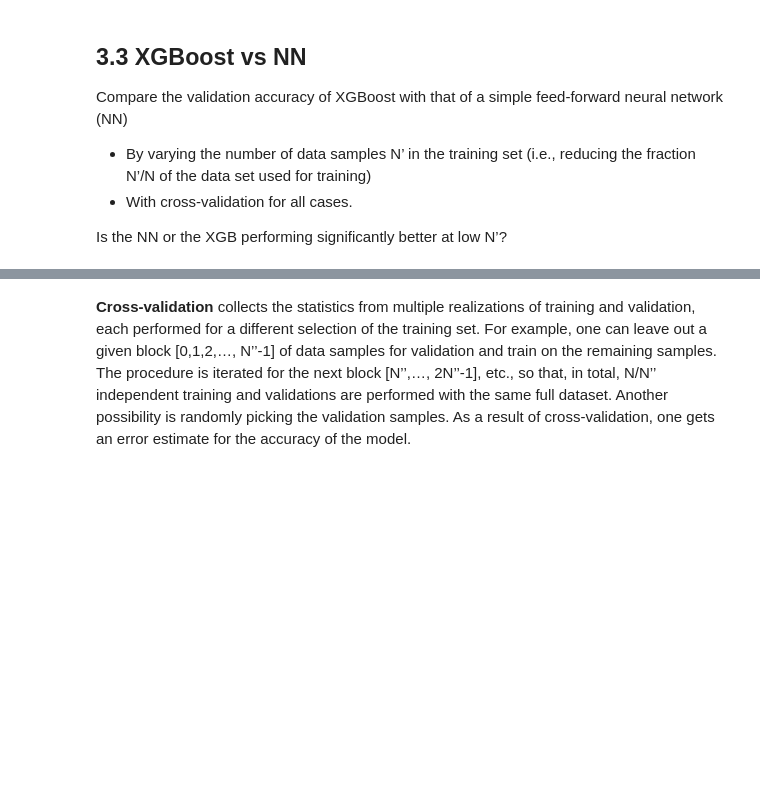
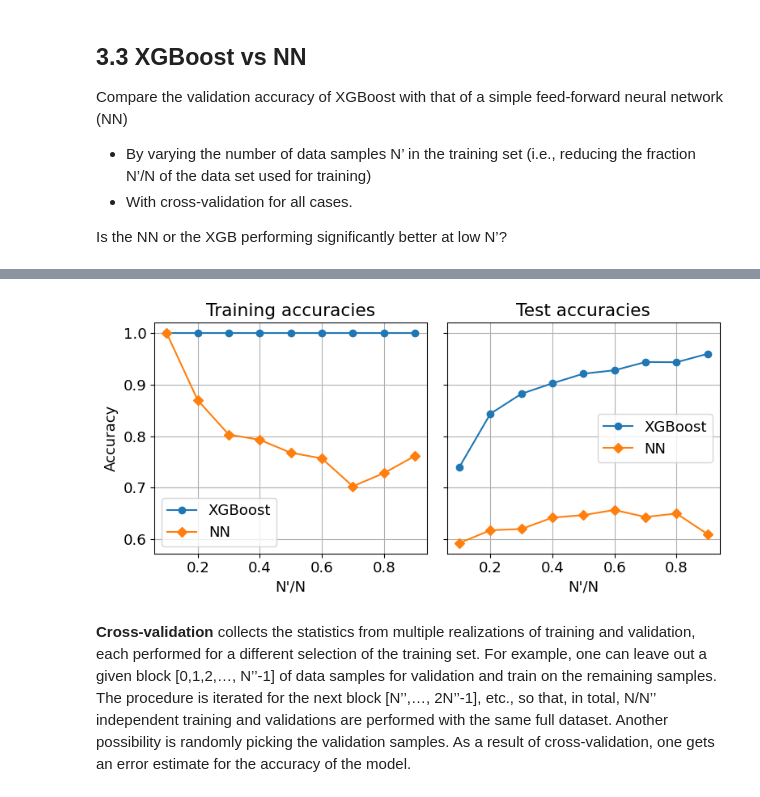
Before and after one commit to lm-schulze/LCP-Mod-B, a Jupyter notebook: Ex3/group2413_exercise3.ipynb, the cells around one changed output, grey strips where cells are left out. Drawn from its saved outputs; the diff is of its cells as text; code cells hidden in the pictures; blank space fills up the shorter version.

```diff
--- a/Ex3/group2413_exercise3.ipynb
+++ b/Ex3/group2413_exercise3.ipynb
@@ -225,3 +319,27 @@ Is the NN or the XGB performing significantly better at low N’?
+# %%
+# plot results
+fig, ax = plt.subplots(nrows=1, ncols=2, figsize=(8,4), sharey=True)
+ax[0].plot(ratios, xgb_train_acc, "o-", label="XGBoost")
+ax[0].plot(ratios, nn_train_acc, "D-", label="NN")
+ax[0].set_title("Training accuracies")
+ax[0]. set_xlabel("N'/N")
+ax[0].set_ylabel("Accuracy")
+ax[0].legend()
+ax[0].grid()
+
+ax[1].plot(ratios, xgb_test_acc, "o-", label="XGBoost")
+ax[1].plot(ratios, nn_test_acc, "D-", label="NN")
+ax[1].set_title("Test accuracies")
+ax[1]. set_xlabel("N'/N")
+ax[1].legend()
+ax[1].grid()
+
+#ax[1].set_ylabel("Accuracy")
+
+fig.tight_layout()
+plt.show()
+# %% [output]
+[figure, added]
 # %% [markdown]
 **Cross-validation** collects the statistics from multiple realizations of training and validation, each performed for a different
 selection of the training set. For example, one can leave out a given block [0,1,2,…, N’’-1] of data samples for validation
```
Also changed, not shown: parts of 7 cells of this notebook.
